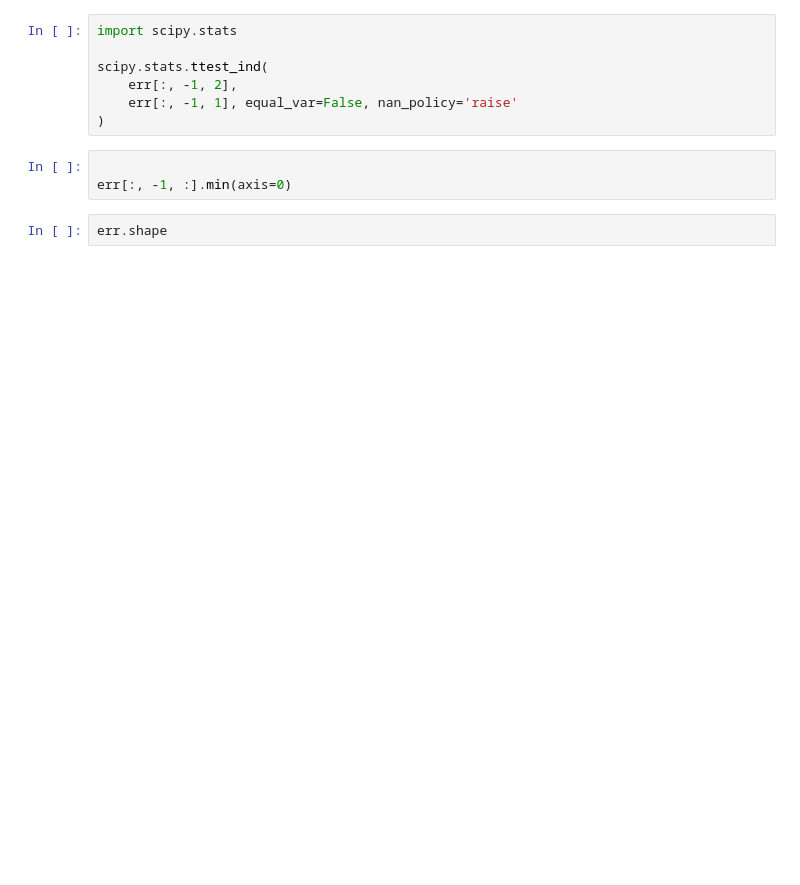
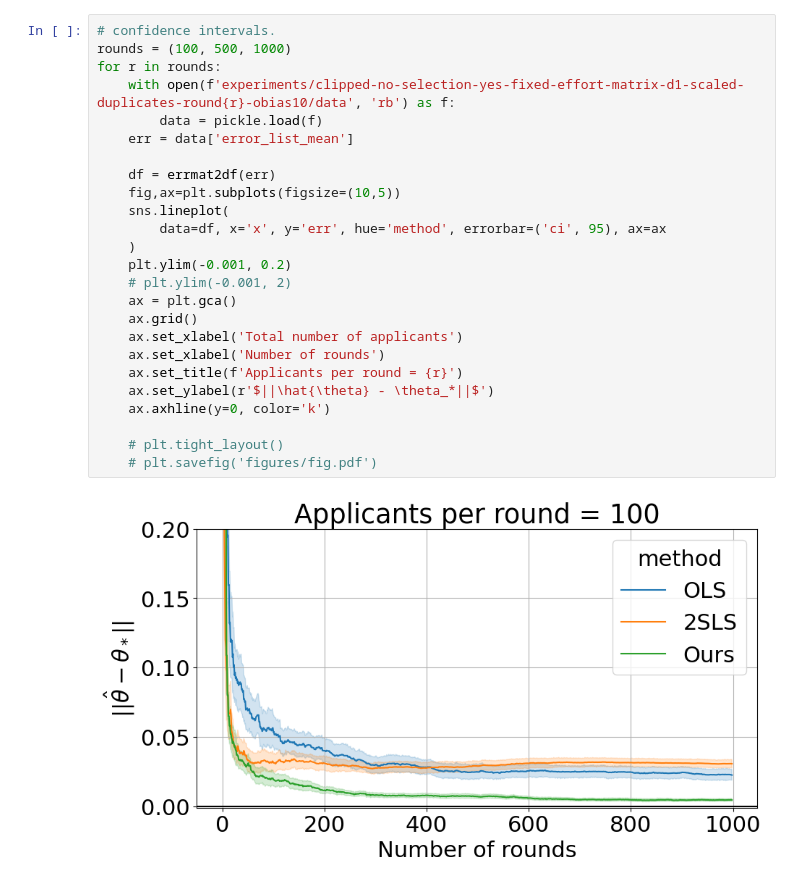
Before and after one commit to muneebaadil/strategic-instrumental-variable-regression, a Jupyter notebook: plot.ipynb, the cells around one changed output. Saved outputs shown, nothing was run; the diff lists cells and outputs as text; blank space fills up the shorter version.

```diff
--- a/plot.ipynb
+++ b/plot.ipynb
@@ -154,12 +153,27 @@ err[:, -1, :].mean(axis=0), err[:, -1, :].max(axis=0),err[:, -1, :].min(axis=0)
-# %%
-import scipy.stats
-
-scipy.stats.ttest_ind(
-    err[:, -1, 2],
-    err[:, -1, 1], equal_var=False, nan_policy='raise'
-)
-# %%
-
-err[:, -1, :].min(axis=0)
-# %%
-err.shape
+# %%
+# confidence intervals.
+rounds = (100, 500, 1000)
+for r in rounds:
+    with open(f'experiments/clipped-no-selection-yes-fixed-effort-matrix-d1-scaled-duplicates-round{r}-obias10/data', 'rb') as f:
+        data = pickle.load(f)
+    err = data['error_list_mean']
+
+    df = errmat2df(err)
+    fig,ax=plt.subplots(figsize=(10,5))
+    sns.lineplot(
+        data=df, x='x', y='err', hue='method', errorbar=('ci', 95), ax=ax
+    )
+    plt.ylim(-0.001, 0.2)
+    # plt.ylim(-0.001, 2)
+    ax = plt.gca()
+    ax.grid()
+    ax.set_xlabel('Total number of applicants')
+    ax.set_xlabel('Number of rounds')
+    ax.set_title(f'Applicants per round = {r}')
+    ax.set_ylabel(r'$||\hat{\theta} - \theta_*||$')
+    ax.axhline(y=0, color='k')
+
+    # plt.tight_layout()
+    # plt.savefig('figures/fig.pdf')
+# %% [output]
+[figure, added]
```
Also changed, not shown: parts of 19 cells of this notebook, 1 other file.
